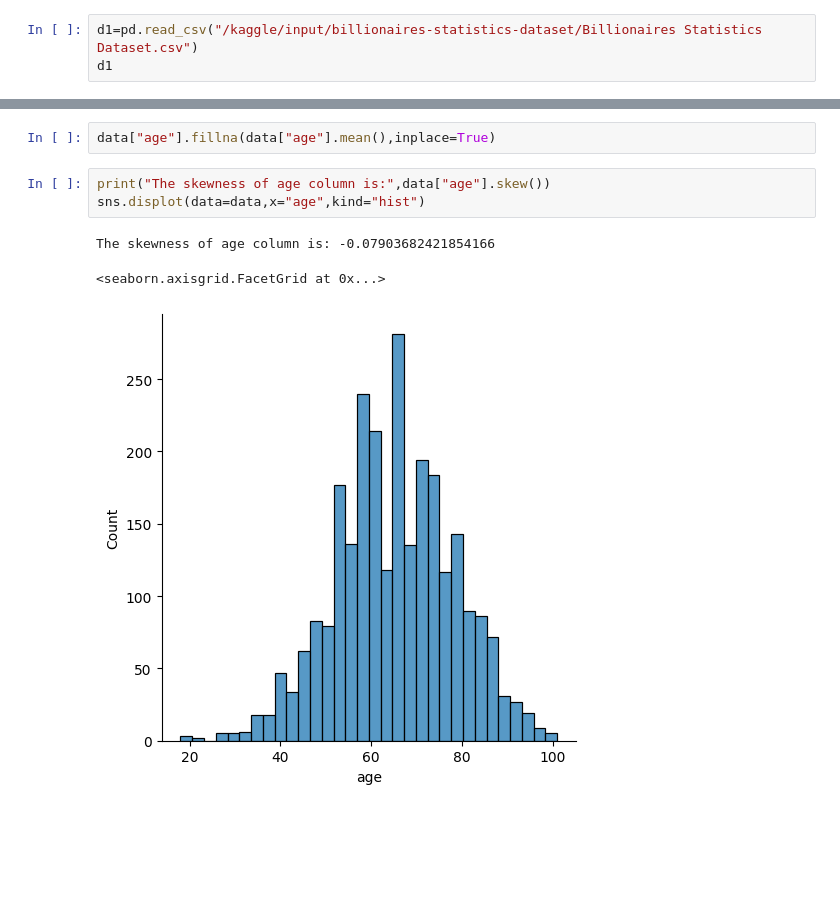
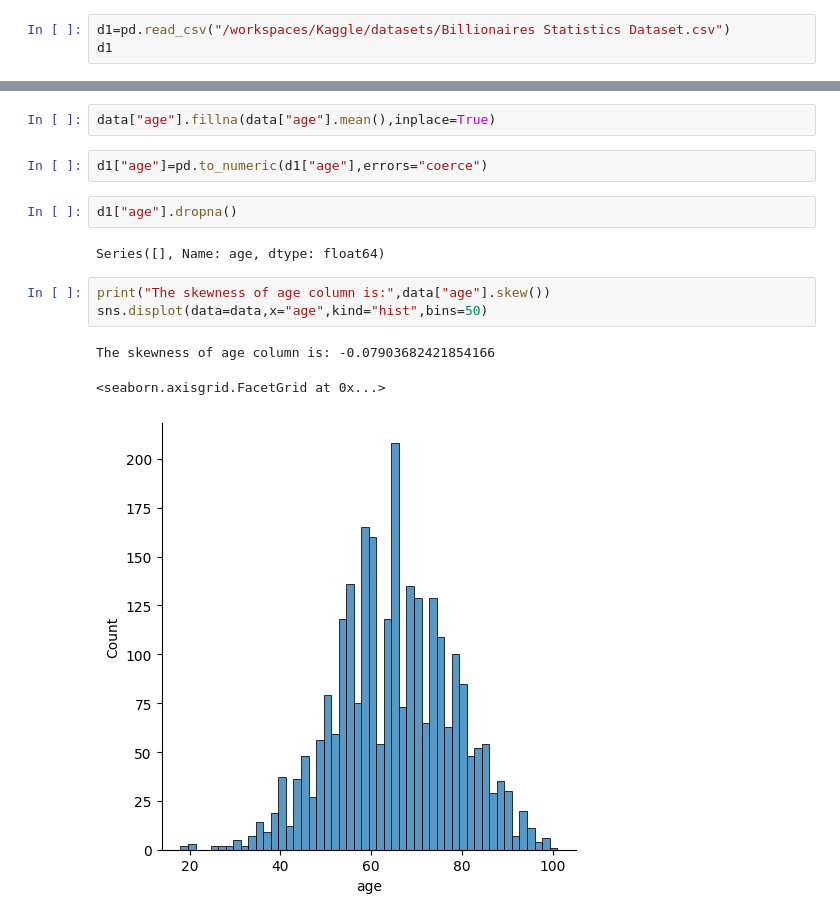
Before and after one commit to naveen3830/Kaggle, a Jupyter notebook: billionaires-data-visualization.ipynb, the cells around one changed output, grey strips where cells are left out. Saved outputs shown, nothing was run; the diff lists cells and outputs as text; blank space fills up the shorter version.

```diff
--- a/billionaires-data-visualization.ipynb
+++ b/billionaires-data-visualization.ipynb
@@ -29,7 +27,7 @@ import seaborn as sns
 # %% [markdown]
 # Data Summary
 # %%
-d1=pd.read_csv("/kaggle/input/billionaires-statistics-dataset/Billionaires Statistics Dataset.csv")
+d1=pd.read_csv("/workspaces/Kaggle/datasets/Billionaires Statistics Dataset.csv")
 d1
 # %% [output]
 |  | rank | finalWorth | category | personName | age | country | city | source | industries | ... |
@@ -271,10 +264,16 @@ The skewness of age column is: -0.05111716595481812
 # %%
 data["age"].fillna(data["age"].mean(),inplace=True)
+# %%
+d1["age"]=pd.to_numeric(d1["age"],errors="coerce")
+# %%
+d1["age"].dropna()
+# %% [output]
+Series([], Name: age, dtype: float64)
 # %%
 print("The skewness of age column is:",data["age"].skew())
-sns.displot(data=data,x="age",kind="hist")
+sns.displot(data=data,x="age",kind="hist",bins=50)
 # %% [output]
 The skewness of age column is: -0.07903682421854166
 <seaborn.axisgrid.FacetGrid at 0x...>
-[figure, old version]
+[figure, new version]
 # %% [markdown]
```
Also changed, not shown: parts of 9 cells of this notebook.
